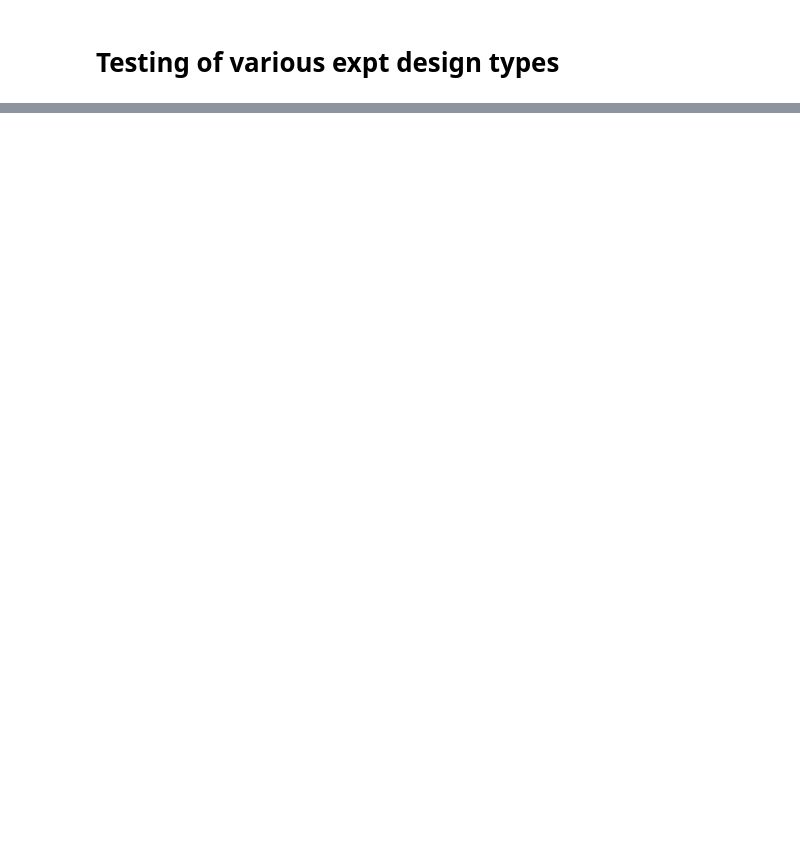
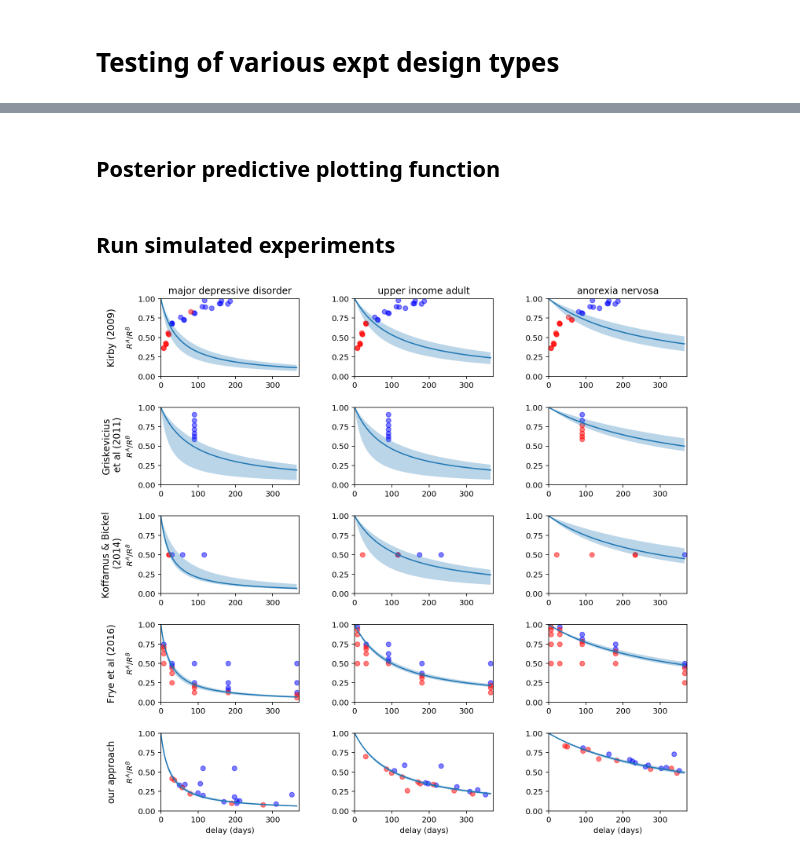
Before and after one commit to drbenvincent/darc_toolbox, a Jupyter notebook: dev/design_type_testing.ipynb, the cells around one changed output, grey strips where cells are left out. Saved outputs shown, nothing was run; the diff lists cells and outputs as text; code cells hidden in the pictures; blank space fills up the shorter version.

Commit message:
#52 improved plotting. design_type_testing.ipynb

```diff
--- a/dev/design_type_testing.ipynb
+++ b/dev/design_type_testing.ipynb
@@ -152,0 +20,21 @@ design_thing.plot_all_data('temp')
+# %% [markdown]
+## Posterior predictive plotting function
+# %%
+def hyperbolic_discount_func(delay, logk):
+    k = np.exp(logk)
+    return np.divide(1, (1 + k * delay))
+
+def hyperbolic_posterior_predictive(ax, fitted_model):
+    logk = fitted_model.θ['logk'].values  # get posterior samples
+    delays = np.linspace(0, 365, 500)
+    logk_percentiles = np.percentile(logk,[2.5, 50, 100-2.5])
+
+    y_upper = hyperbolic_discount_func(delays, logk_percentiles[2])
+    y_median = hyperbolic_discount_func(delays, logk_percentiles[1])
+    y_lower = hyperbolic_discount_func(delays, logk_percentiles[0])
+
+    ax.fill_between(delays, y_lower, y_upper, alpha=0.3, label='95% CI')
+    ax.plot(delays, y_median, label='posterior median')
+    ax.legend()
+# %% [markdown]
+## Run simulated experiments
@@ -152,0 +63,35 @@ design_thing.plot_all_data('temp')
+# %%
+fig, ax = plt.subplots(len(design_types), len(true_params), figsize=(12, 12))
+
+for col, true_p in enumerate(true_params):
+    for row, designfunc in enumerate(design_types):
+        design_thing = designfunc()
+        model = models.Hyperbolic(n_particles=5000)
+        model.θ_true = pd.DataFrame.from_dict(true_p)
+        fitted_model = simulated_experiment_trial_loop(design_thing, model)
+        plot_delay_without_front_end_delays(ax[row,col], design_thing.all_data)
+        hyperbolic_posterior_predictive(ax[row,col], fitted_model)
+
+        if col > 0:
+            ax[row,col].set_ylabel('')
+
+        if row < len(design_types)-1:
+            ax[row,col].set_xlabel('')
+
+plt.subplots_adjust(hspace=0.4, wspace=0.4)
+
+[ax[r,c].set_xlim([0, 365+7]) for r in range(len(design_types)) for c in range(len(true_params))]
+[ax[r,c].set_ylim([0, 1]) for r in range(len(design_types)) for c in range(len(true_params))]
+[ax[0,c].set_title(title) for c, title in enumerate(col_titles)]
+[ax[r,c].get_legend().remove() for r in range(len(design_types)) for c in range(len(true_params))]
+
+pad = 13 # in points
+for axis, row_title in zip(ax[:,0], row_headings):
+    axis.annotate(row_title, xy=(0, 0.5), xytext=(-axis.yaxis.labelpad - pad, 0),
+                  xycoords=axis.yaxis.label, textcoords='offset points',
+                  size='large', ha='center', va='center', rotation=90)
+
+
+fig.savefig('logk_comparison_of_expt_types.pdf', bbox_inches='tight')
+# %% [output]
+[figure, added]
```
Also changed, not shown: parts of 34 cells of this notebook, 1 other file.
